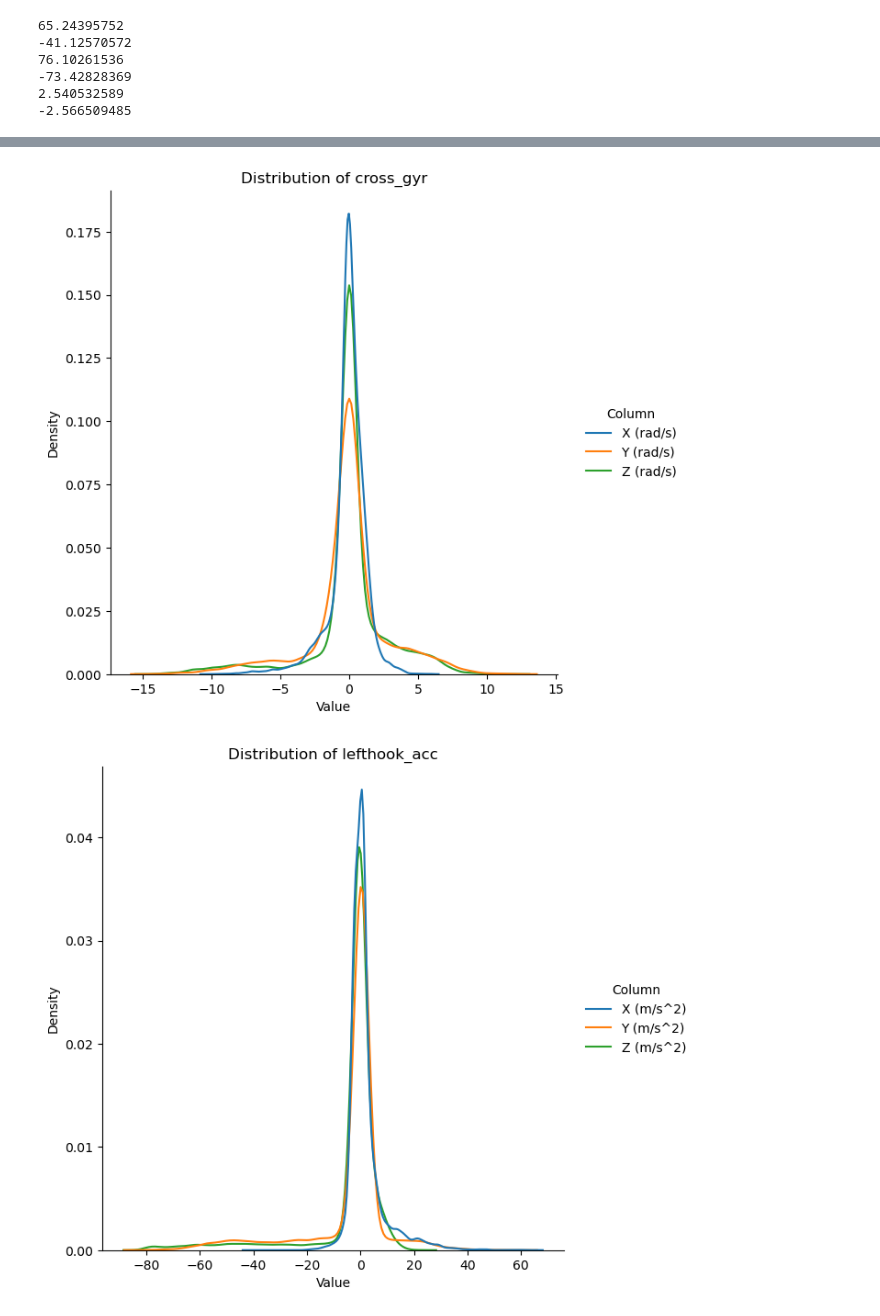
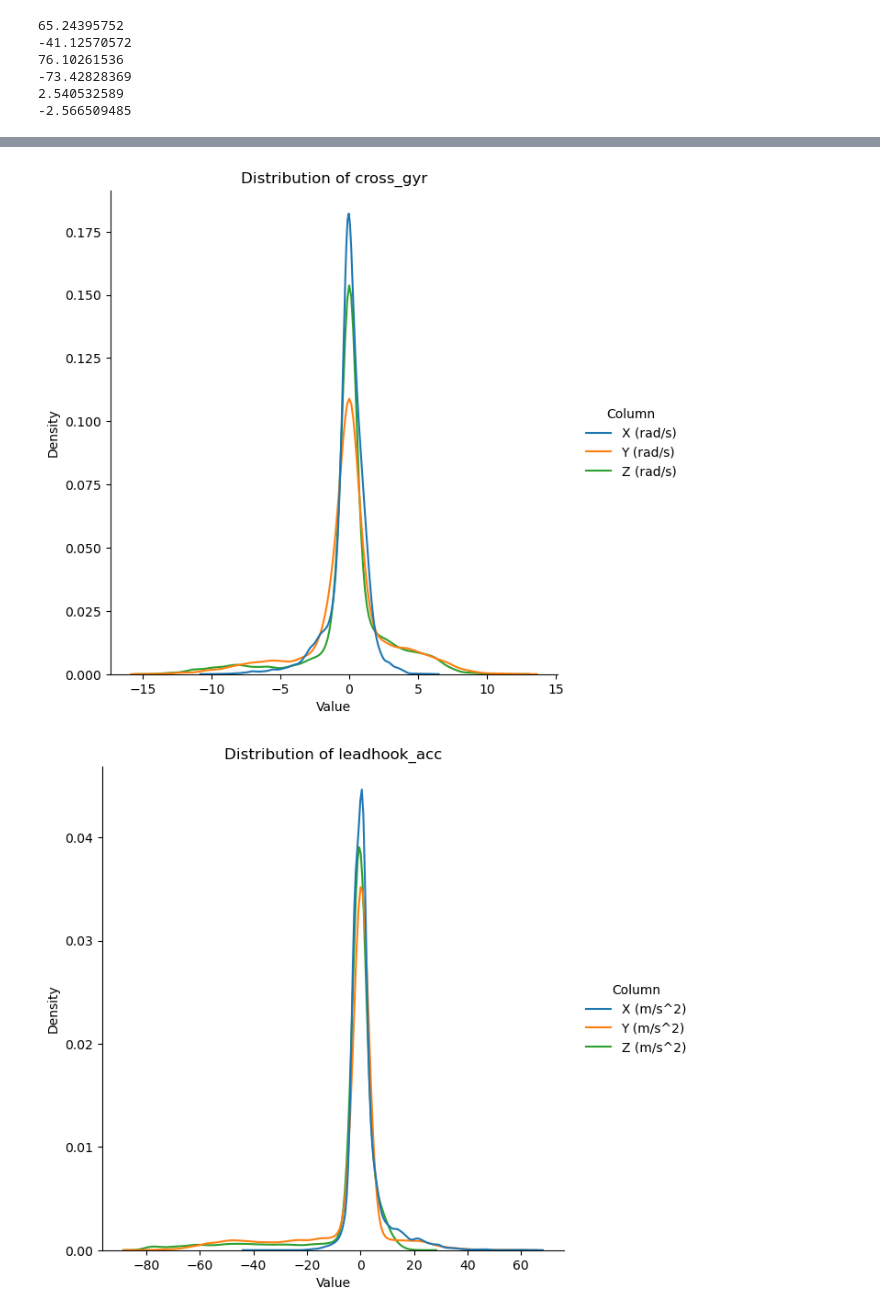
Before and after one commit to BruceLeo99/MLQS-VU-Project-Tyson, a Jupyter notebook: Experimental Boxing data review.ipynb, the cells around one changed output, grey strips where cells are left out. Cells and saved outputs as stored; diff of their text form; code cells hidden in the pictures.

```diff
--- a/Experimental Boxing data review.ipynb
+++ b/Experimental Boxing data review.ipynb
@@ -31,7 +31,8 @@ import seaborn as sns
 import matplotlib.pyplot as plt
 # %%
 # Change the filepath and dirpath accordingly to the location of datasets on your own device
-
+subject = "01"
+run = "01"
 # For naming convenience:
 # lh -> Lead Hook
 # rh -> Rear Hook
@@ -42,14 +43,14 @@ import matplotlib.pyplot as plt
 # bar -> Barometer (pressure)
 # pre -> preliminary
 
-dirpath_left_nopunch = "Data/Raw Data/Experimental/leftnopunch_sub-01_run-01/"
-dirpath_right_nopunch = "Data/Raw Data/Experimental/rightnopunch_sub-01_run-01/"
-dirpath_jab = "Data/Raw Data/Experimental/jab_sub-01_run-01/"
-dirpath_cross = "Data/Raw Data/Experimental/cross_sub-01_run-01/"
-dirpath_lh = "Data/Raw Data/Experimental/lefthook_sub-01_run-01"
-dirpath_rh = "Data/Raw Data/Experimental/righthook_sub-01_run-01/"
-dirpath_lu = "Data/Raw Data/Experimental/leftupper_sub-01_run-01/"
-dirpath_ru = "Data/Raw Data/Experimental/rightupper_sub-01_run-01/"
+dirpath_left_nopunch = f"Data/Raw Data/Experimental/leftnopunch_sub-{subject}_run-{run}/"
+dirpath_right_nopunch = f"Data/Raw Data/Experimental/rightnopunch_sub-{subject}_run-{run}/"
+dirpath_jab = f"Data/Raw Data/Experimental/jab_sub-{subject}_run-{run}/"
+dirpath_cross = f"Data/Raw Data/Experimental/cross_sub-{subject}_run-{run}/"
+dirpath_lh = f"Data/Raw Data/Experimental/leadhook_sub-{subject}_run-{run}"
+dirpath_rh = f"Data/Raw Data/Experimental/rearhook_sub-{subject}_run-{run}/"
+dirpath_lu = f"Data/Raw Data/Experimental/leadupper_sub-{subject}_run-{run}/"
+dirpath_ru = f"Data/Raw Data/Experimental/rearupper_sub-{subject}_run-{run}/"
 
 dirpath_savefig = "Figures/Experimental Data/"
 # %%
@@ -244,28 +306,28 @@ left_nopunch_gyr:
 75%      253.049755      0.388411      0.601857      0.115445
 max      337.374849     10.917773     17.465427     15.561790
 # %%
-exp_data_no_time = dict()
+dict_sub0301_no_time = dict()
 
-for data in dict_exp_data.keys():
+for data in dict_sub_0301_data.keys():
     no_time_key = data + "_noTime"
-    no_time_df = dict_exp_data[data].drop('Time (s)', axis=1)
-    exp_data_no_time.setdefault(no_time_key, no_time_df)
+    no_time_df = dict_sub_0101_data[data].drop('Time (s)', axis=1)
+    dict_sub0301_no_time.setdefault(no_time_key, no_time_df)
 # %%
 # Plot the distributions
-for data in exp_data_no_time.keys():
-    df_melted = exp_data_no_time[data].melt(var_name='Column', value_name='Value')
+for data in dict_sub0301_no_time.keys():
+    df_melted = dict_sub0301_no_time[data].melt(var_name='Column', value_name='Value')
 
     sns.displot(df_melted, x='Value', hue='Column', kind='kde', height=6, aspect=1)
 
     plt.xlabel('Value')
     plt.ylabel('Density')
     plt.title(f'Distribution of {data.replace("_noTime", "")}')
     plt.show()
 # %% [output]
 [figure]
 [figure]
 [figure]
 [figure]
 [figure]
 [figure]
-[figure, old version]
+[figure, new version]
```
Also changed, not shown: parts of 18 cells of this notebook, 2 other files.
